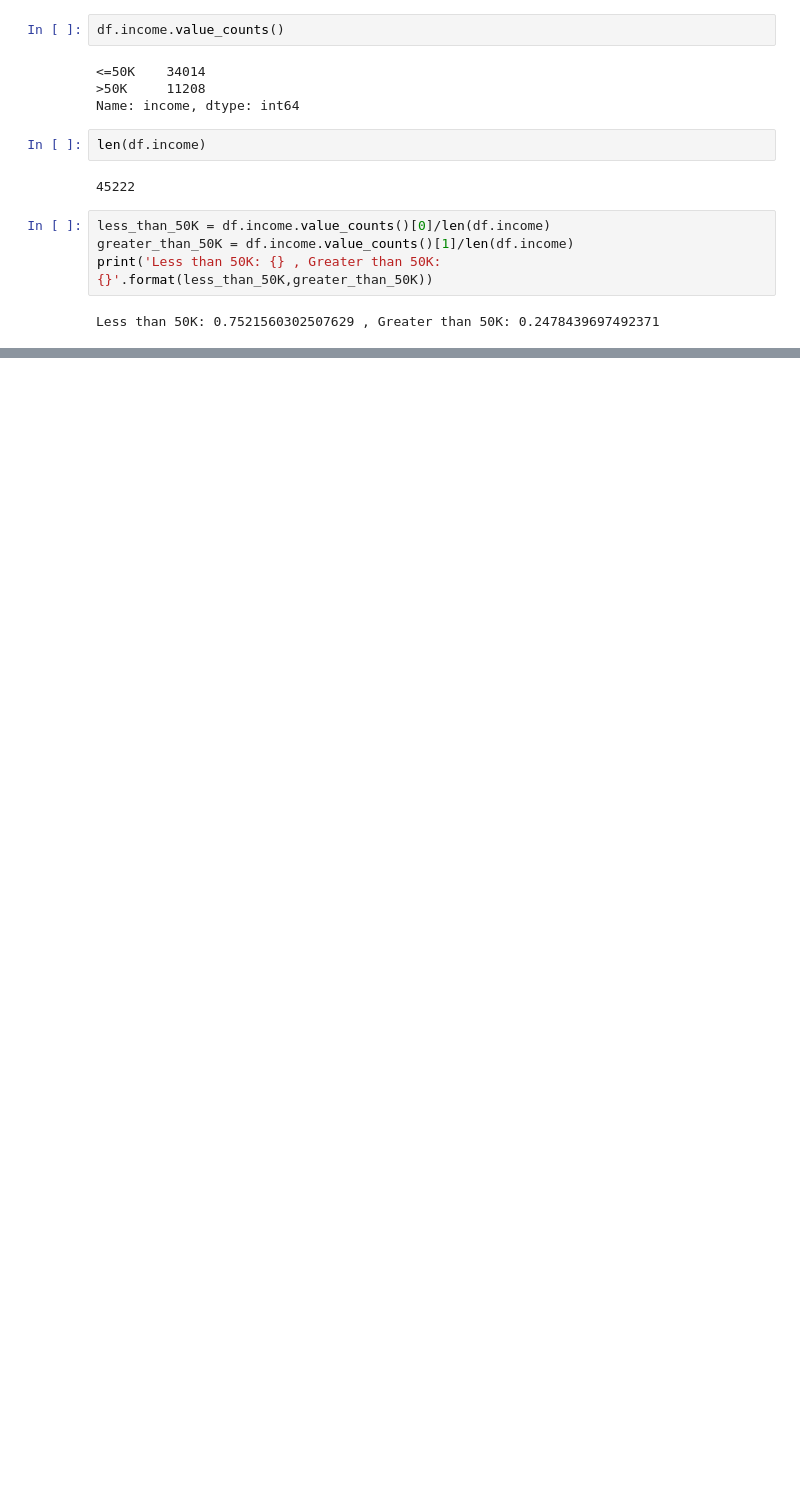
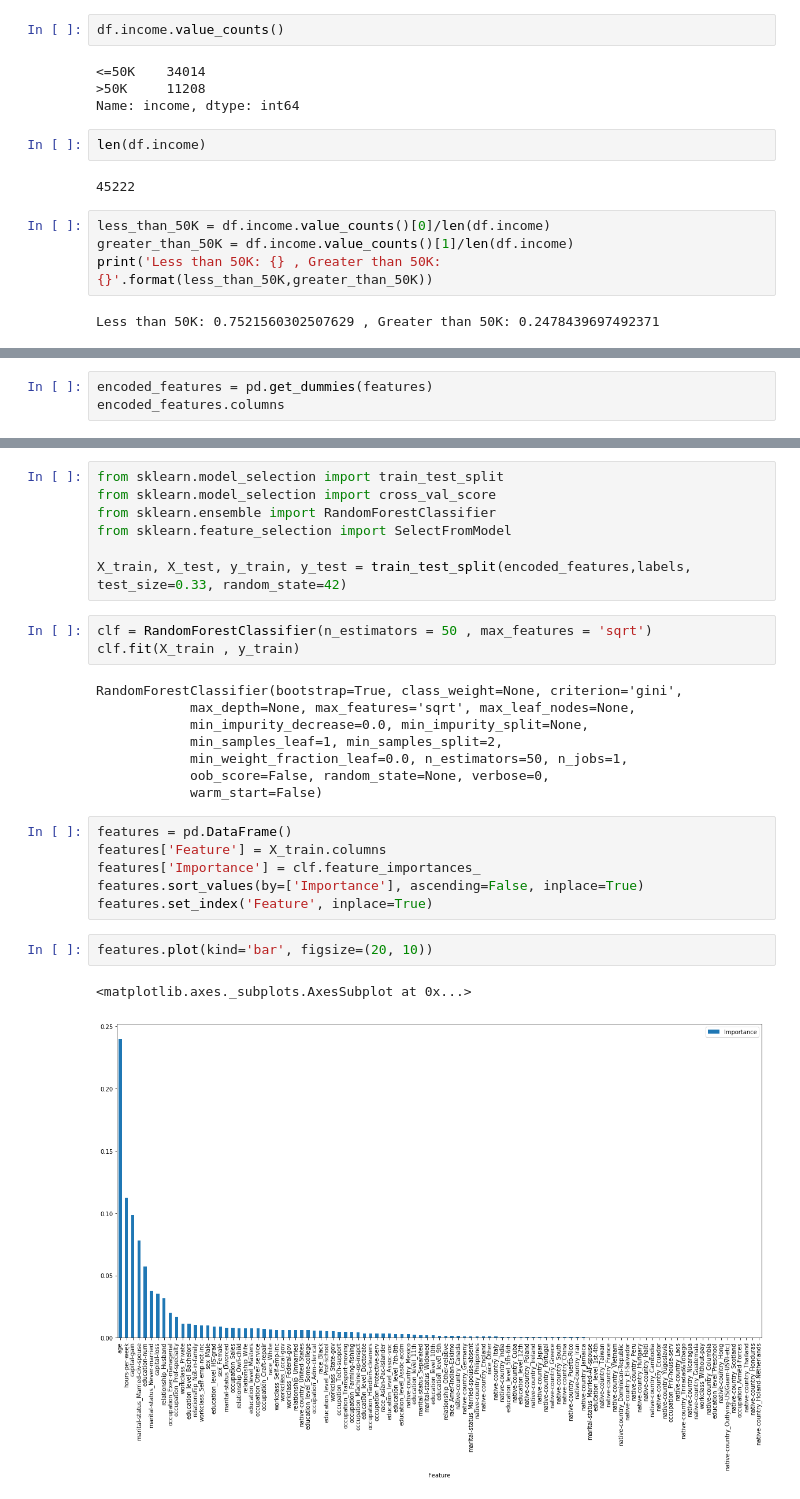
Before and after one commit to 7saheelahmed/Census-Donors-Prediction, a Jupyter notebook: Census Donors Prediction.ipynb, the cells around one changed output, grey strips where cells are left out. Cells and saved outputs as stored; diff of their text form; blank space fills up the shorter version.

```diff
--- a/Census Donors Prediction.ipynb
+++ b/Census Donors Prediction.ipynb
@@ -83,0 +147,3 @@ Less than 50K: 0.7521560302507629 , Greater than 50K: 0.2478439697492371
+# %%
+encoded_features = pd.get_dummies(features)
+encoded_features.columns
@@ -83,0 +162,29 @@ Less than 50K: 0.7521560302507629 , Greater than 50K: 0.2478439697492371
+# %%
+from sklearn.model_selection import train_test_split
+from sklearn.model_selection import cross_val_score
+from sklearn.ensemble import RandomForestClassifier
+from sklearn.feature_selection import SelectFromModel
+
+X_train, X_test, y_train, y_test = train_test_split(encoded_features,labels, test_size=0.33, random_state=42)
+# %%
+clf = RandomForestClassifier(n_estimators = 50 , max_features = 'sqrt')
+clf.fit(X_train , y_train)
+# %% [output]
+RandomForestClassifier(bootstrap=True, class_weight=None, criterion='gini',
+            max_depth=None, max_features='sqrt', max_leaf_nodes=None,
+            min_impurity_decrease=0.0, min_impurity_split=None,
+            min_samples_leaf=1, min_samples_split=2,
+            min_weight_fraction_leaf=0.0, n_estimators=50, n_jobs=1,
+            oob_score=False, random_state=None, verbose=0,
+            warm_start=False)
+# %%
+features = pd.DataFrame()
+features['Feature'] = X_train.columns
+features['Importance'] = clf.feature_importances_
+features.sort_values(by=['Importance'], ascending=False, inplace=True)
+features.set_index('Feature', inplace=True)
+# %%
+features.plot(kind='bar', figsize=(20, 10))
+# %% [output]
+<matplotlib.axes._subplots.AxesSubplot at 0x...>
+[figure, added]
```
Also changed, not shown: parts of 20 cells of this notebook.
